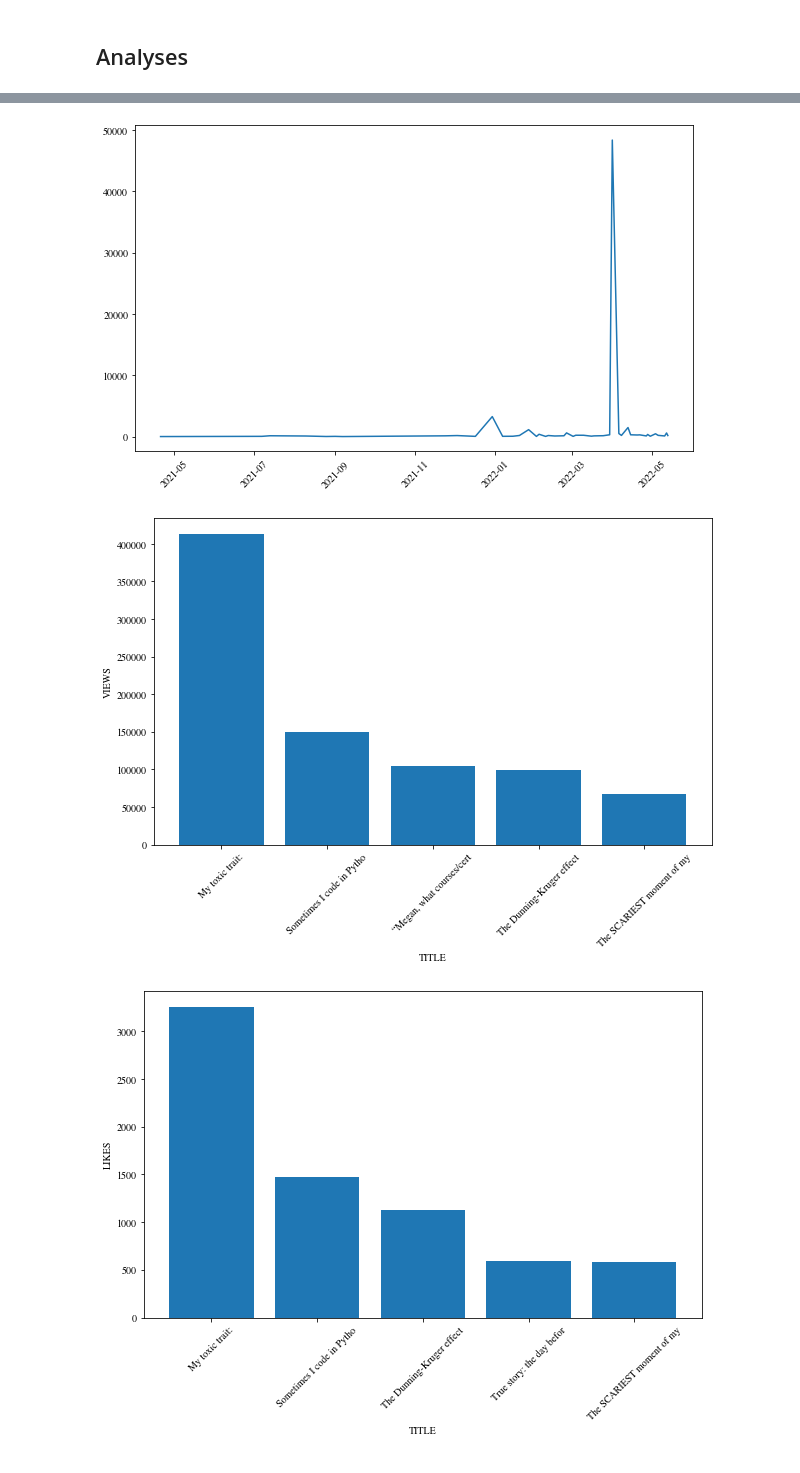
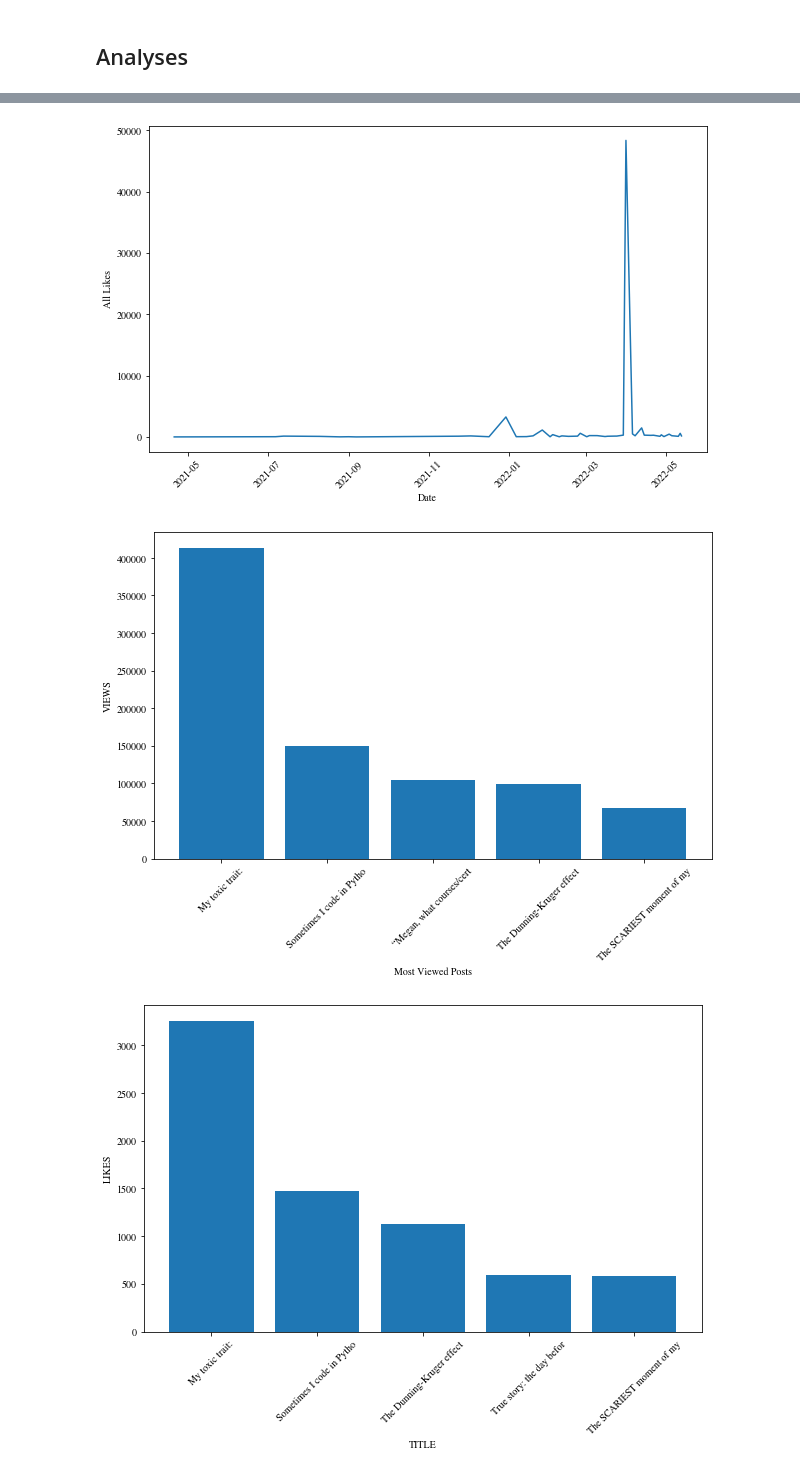
Before and after one commit to mhlieu/LinkedIn-post-analysis, a Jupyter notebook: Post_stats.ipynb, the cells around one changed output, grey strips where cells are left out. Saved outputs shown, nothing was run; the diff lists cells and outputs as text; code cells hidden in the pictures.

```diff
--- a/Post_stats.ipynb
+++ b/Post_stats.ipynb
@@ -270,13 +276,15 @@ plt.show()
 # %%
 #ALL likes over time
 fig, ax = plt.subplots(figsize = ( 10 , 6 ))
 x = df_update.PUBLISHED_DATE
 y = df_update.LIKES
 plt.plot(x, y)
+plt.xlabel('Date')
+plt.ylabel('All Likes')
 plt.xticks(rotation=45)
 plt.show()
 # %% [output]
-[figure, old version]
+[figure, new version]
 # %%
 #most viewed posts
 top_viewed = df2.nlargest(n=5, columns = ['VIEWS'])
@@ -285,12 +293,12 @@ fig, ax = plt.subplots(figsize = ( 10 , 6 ))
 x = top_viewed.text_snip
 y = top_viewed.VIEWS
 plt.bar(x, y)
-plt.xlabel('TITLE')
+plt.xlabel('Most Viewed Posts')
 plt.xticks(rotation=45)
 plt.ylabel('VIEWS')
 plt.show()
 # %% [output]
-[figure, old version]
+[figure, new version]
 # %%
 #most liked posts
 top_liked = df2.nlargest(n=5, columns = ['LIKES']).sort_values(by='LIKES', ascending=False)
```
Also changed, not shown: parts of 13 cells of this notebook, 12 other files.
